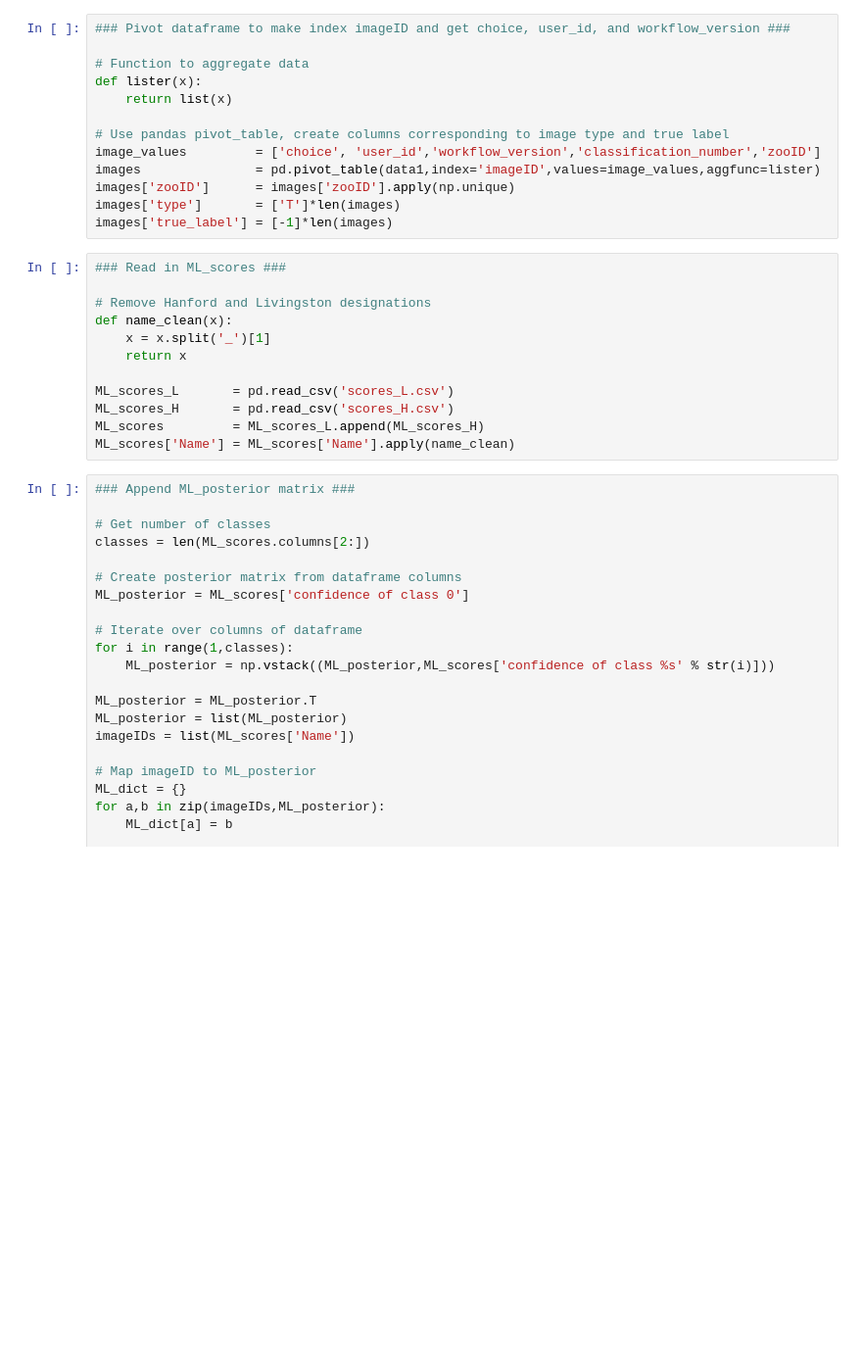
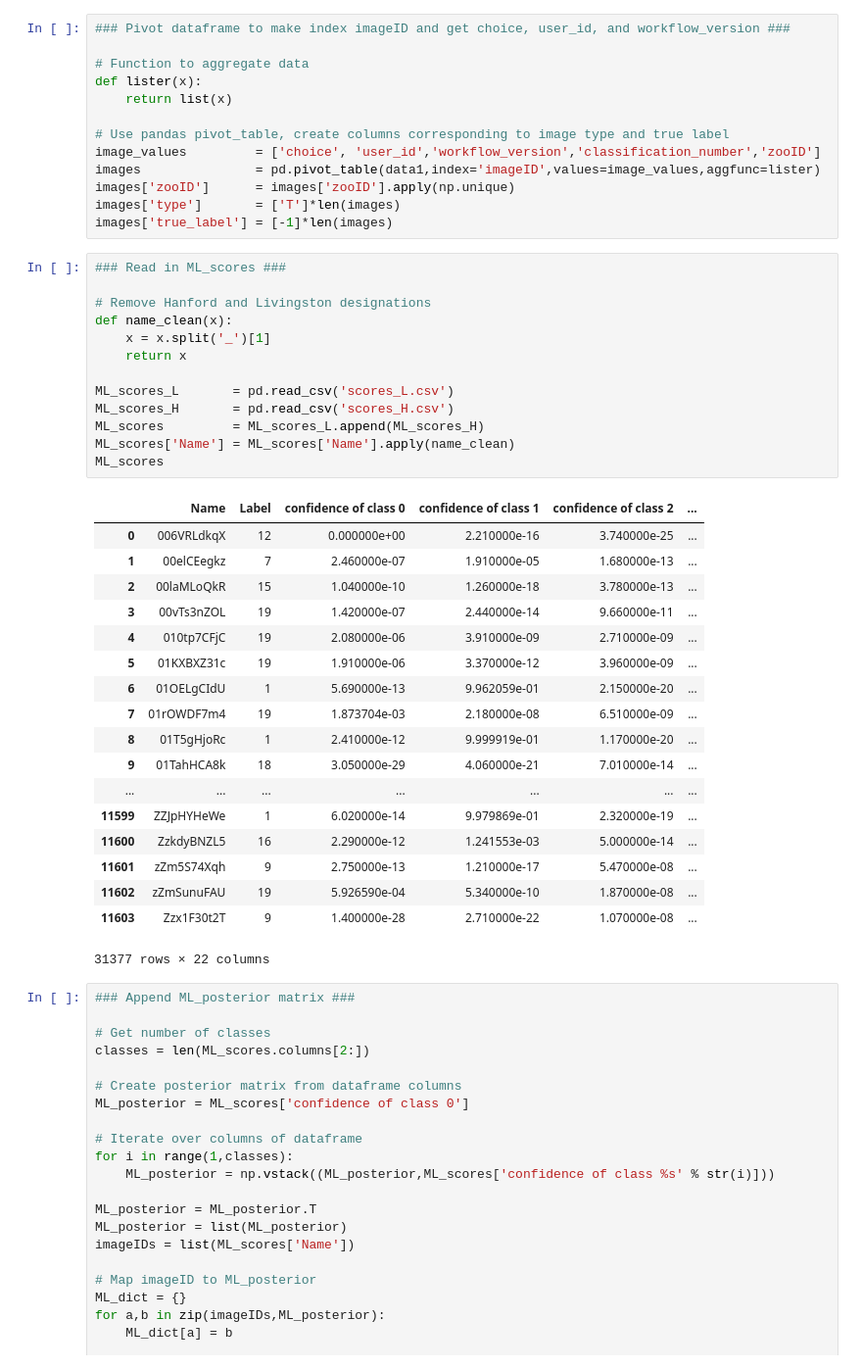
Before and after one commit to Gravity-Spy/GravitySpy, a Jupyter notebook: ML/SyracuseCC/read_classifications.ipynb, the cells around one changed output. Shown at 98% size. Drawn from its saved outputs; the diff is of its cells as text; blank space fills up the shorter version.

Commit message:
added ML label and confidence level to dataframe, changed GLabel mapping alpha labels to int labels

```diff
--- a/ML/SyracuseCC/read_classifications.ipynb
+++ b/ML/SyracuseCC/read_classifications.ipynb
@@ -175,15 +175,35 @@ images['true_label'] = [-1]*len(images)
 # %%
 ### Read in ML_scores ###
 
 # Remove Hanford and Livingston designations
 def name_clean(x):
     x = x.split('_')[1]
     return x
 
 ML_scores_L       = pd.read_csv('scores_L.csv')
 ML_scores_H       = pd.read_csv('scores_H.csv')
 ML_scores         = ML_scores_L.append(ML_scores_H)
 ML_scores['Name'] = ML_scores['Name'].apply(name_clean)
+ML_scores
+# %% [output]
+|  | Name | Label | confidence of class 0 | confidence of class 1 | confidence of class 2 | ... |
+| 0 | 006VRLdkqX | 12 | 0.000000e+00 | 2.210000e-16 | 3.740000e-25 | ... |
+| 1 | 00elCEegkz | 7 | 2.460000e-07 | 1.910000e-05 | 1.680000e-13 | ... |
+| 2 | 00laMLoQkR | 15 | 1.040000e-10 | 1.260000e-18 | 3.780000e-13 | ... |
+| 3 | 00vTs3nZOL | 19 | 1.420000e-07 | 2.440000e-14 | 9.660000e-11 | ... |
+| 4 | 010tp7CFjC | 19 | 2.080000e-06 | 3.910000e-09 | 2.710000e-09 | ... |
+| 5 | 01KXBXZ31c | 19 | 1.910000e-06 | 3.370000e-12 | 3.960000e-09 | ... |
+| 6 | 01OELgCIdU | 1 | 5.690000e-13 | 9.962059e-01 | 2.150000e-20 | ... |
+| 7 | 01rOWDF7m4 | 19 | 1.873704e-03 | 2.180000e-08 | 6.510000e-09 | ... |
+| 8 | 01T5gHjoRc | 1 | 2.410000e-12 | 9.999919e-01 | 1.170000e-20 | ... |
+| 9 | 01TahHCA8k | 18 | 3.050000e-29 | 4.060000e-21 | 7.010000e-14 | ... |
+| ... | ... | ... | ... | ... | ... | ... |
+| 11599 | ZZJpHYHeWe | 1 | 6.020000e-14 | 9.979869e-01 | 2.320000e-19 | ... |
+| 11600 | ZzkdyBNZL5 | 16 | 2.290000e-12 | 1.241553e-03 | 5.000000e-14 | ... |
+| 11601 | zZm5S74Xqh | 9 | 2.750000e-13 | 1.210000e-17 | 5.470000e-08 | ... |
+| 11602 | zZmSunuFAU | 19 | 5.926590e-04 | 5.340000e-10 | 1.870000e-08 | ... |
+| 11603 | Zzx1F30t2T | 9 | 1.400000e-28 | 2.710000e-22 | 1.070000e-08 | ... |
+31377 rows × 22 columns
 # %%
 ### Append ML_posterior matrix ###
 
```
Also changed, not shown: parts of 5 cells of this notebook, 2 other files.
